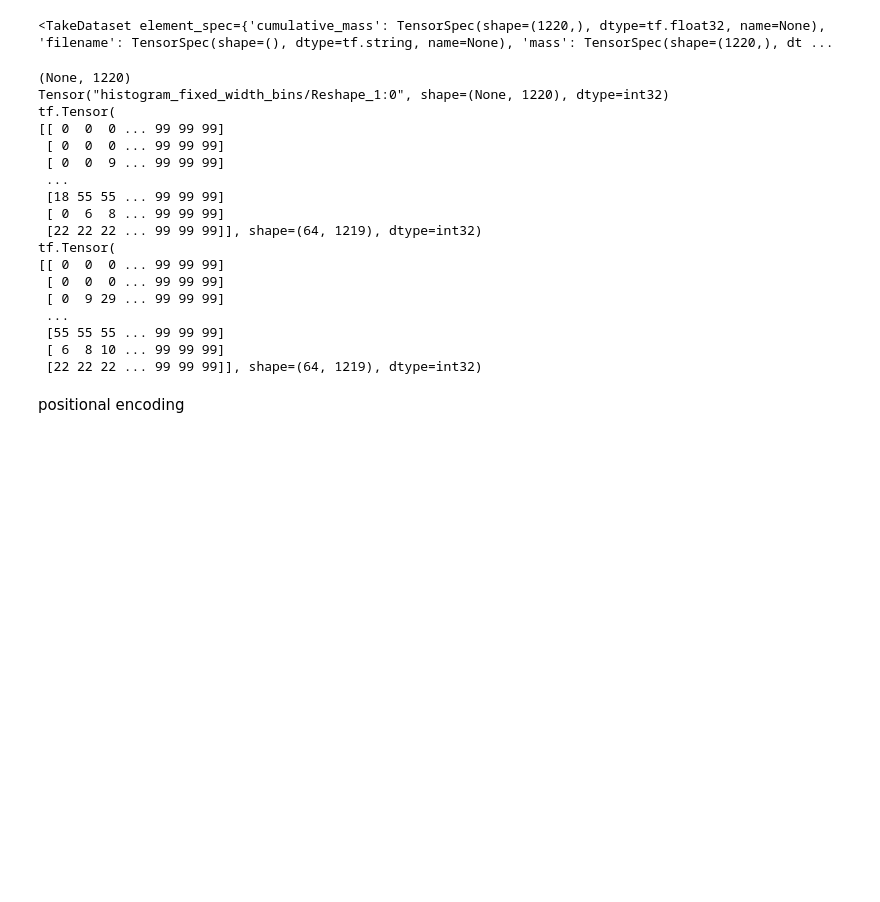
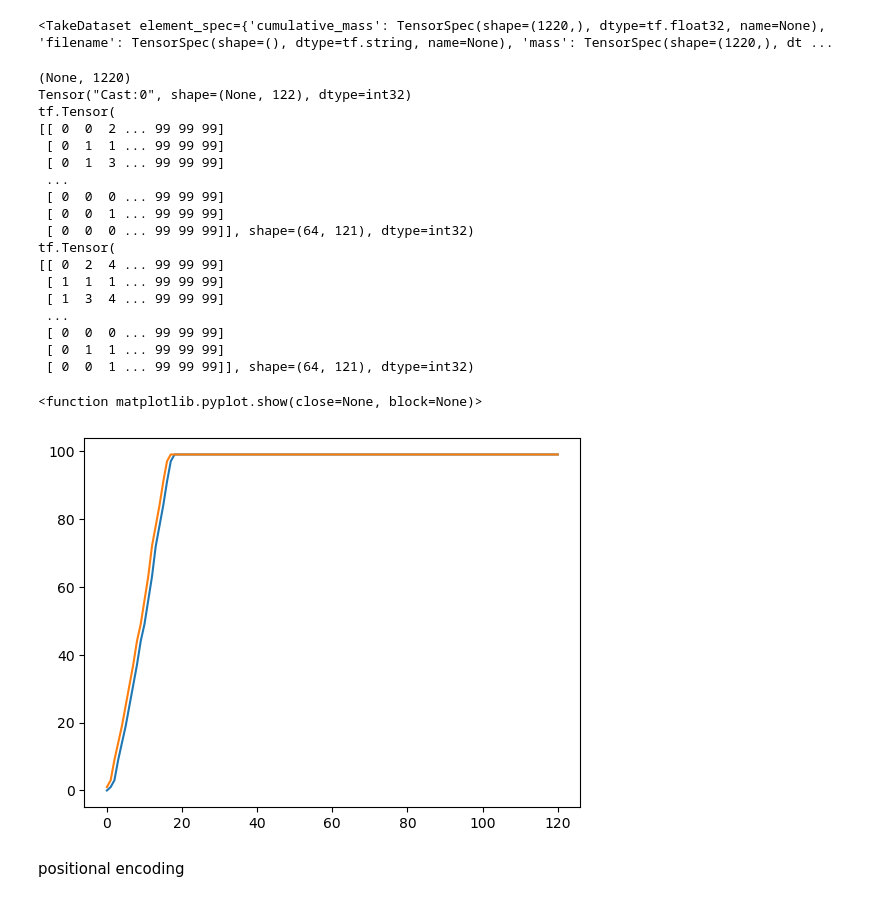
Before and after one commit to astroinfo-hacks/2023-sfh-galaxy-classification, a Jupyter notebook: notebooks/TF_SFH_example.ipynb, the cells around one changed output. Drawn from its saved outputs; the diff is of its cells as text; code cells hidden in the pictures; blank space fills up the shorter version.

```diff
--- a/notebooks/TF_SFH_example.ipynb
+++ b/notebooks/TF_SFH_example.ipynb
@@ -43,5 +24,13 @@ def discretize_array_tf(array, nb_points):
+# %%
+def discretize(tensor, n_bins):
+    """Discretize an array into n bins."""
+    tensor = tensor * tf.constant(n_bins-1, dtype=tf.float32)
+    return tf.cast(tf.math.round(tensor), dtype=tf.int32)
 # %%
 MAX_TOKENS=128
+BUFFER_SIZE = 20000
+BATCH_SIZE = 64
+
 def prepare_batch(batch):
     """
     Preprocess a batch of Portuguese and English sentences for training a machine translation model.
@@ -62,8 +51,10 @@ def prepare_batch(batch):
 
     cumulative_mass = batch["cumulative_mass"]
     print(cumulative_mass.shape)
-    discretize_cumulative_mass = discretize_array_tf(cumulative_mass, 100)
-
+    #cumulative_mass = tf.slice(cumulative_mass, [0,0], [BATCH_SIZE,100])
+    cumulative_mass = cumulative_mass[:,::10]
+    discretize_cumulative_mass = discretize(cumulative_mass, 100)
+    #discretize_cumulative_mass = cumulative_mass
     print(discretize_cumulative_mass)
 
 
@@ -113,7 +103,7 @@ print(dset)
 <PrefetchDataset element_spec={'cumulative_mass': TensorSpec(shape=(1220,), dtype=tf.float32, name=None), 'filename': TensorSpec(shape=(), dtype=tf.string, name=None), 'mass': TensorSpec(shape=(1220,) ...
 # %%
 
-
+dset = dset.shuffle(BUFFER_SIZE)
 # Take only the first quarter of the dataset
 dset = dset.take(5000)
 print(dset)
@@ -130,23 +120,33 @@ print(sfh_inputs)
 print(sfh_labels)
 # %% [output]
 (None, 1220)
-Tensor("histogram_fixed_width_bins/Reshape_1:0", shape=(None, 1220), dtype=int32)
+Tensor("Cast:0", shape=(None, 122), dtype=int32)
 tf.Tensor(
-[[ 0  0  0 ... 99 99 99]
+[[ 0  0  2 ... 99 99 99]
+ [ 0  1  1 ... 99 99 99]
+ [ 0  1  3 ... 99 99 99]
+ ...
  [ 0  0  0 ... 99 99 99]
- [ 0  0  9 ... 99 99 99]
+ [ 0  0  1 ... 99 99 99]
+ [ 0  0  0 ... 99 99 99]], shape=(64, 121), dtype=int32)
+tf.Tensor(
+[[ 0  2  4 ... 99 99 99]
+ [ 1  1  1 ... 99 99 99]
+ [ 1  3  4 ... 99 99 99]
  ...
- [18 55 55 ... 99 99 99]
- [ 0  6  8 ... 99 99 99]
- [22 22 22 ... 99 99 99]], shape=(64, 1219), dtype=int32)
-tf.Tensor(
-[[ 0  0  0 ... 99 99 99]
  [ 0  0  0 ... 99 99 99]
- [ 0  9 29 ... 99 99 99]
- ...
- [55 55 55 ... 99 99 99]
- [ 6  8 10 ... 99 99 99]
- [22 22 22 ... 99 99 99]], shape=(64, 1219), dtype=int32)
+ [ 0  1  1 ... 99 99 99]
+ [ 0  0  1 ... 99 99 99]], shape=(64, 121), dtype=int32)
+# %%
+for sfh_inputs1, sfh_labels1 in train_batches.take(100):
+  break
+
+plt.plot(sfh_inputs1[37].numpy())
+plt.plot(sfh_labels1[37].numpy())
+plt.show
+# %% [output]
+<function matplotlib.pyplot.show(close=None, block=None)>
+[figure, added]
 # %% [markdown]
 positional encoding
 # %%
```
Also changed, not shown: parts of 17 cells of this notebook.
